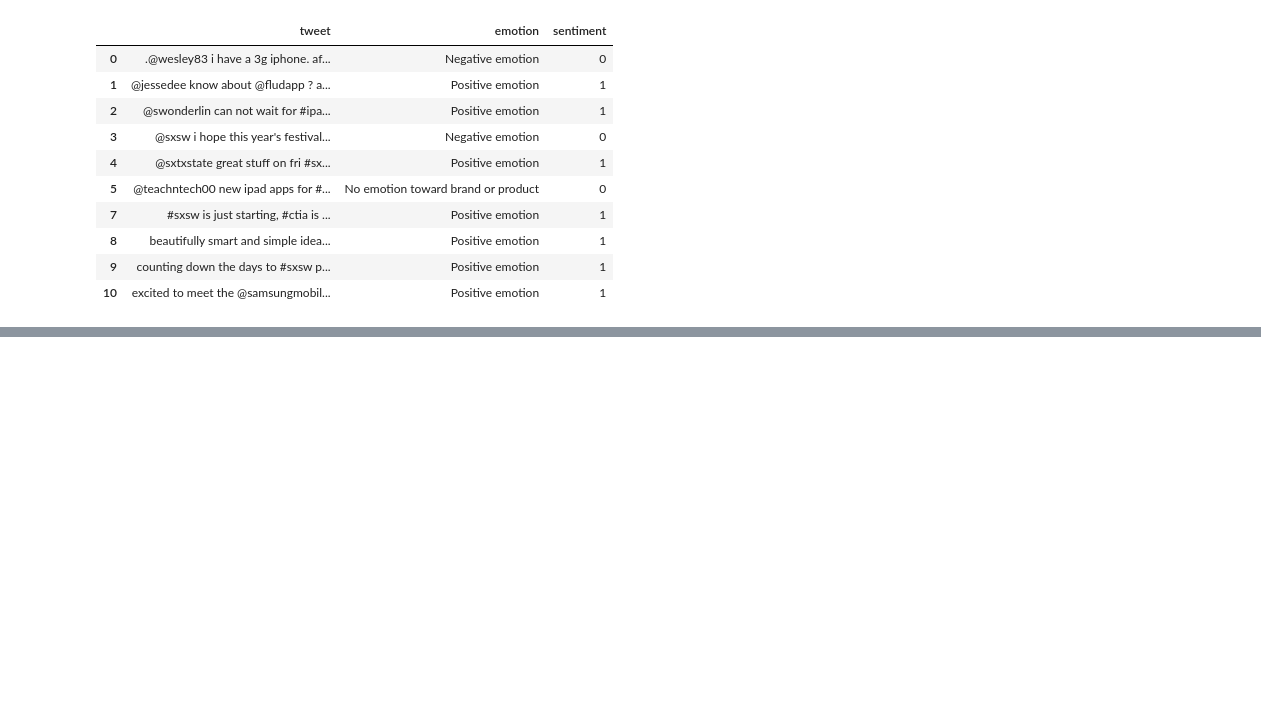
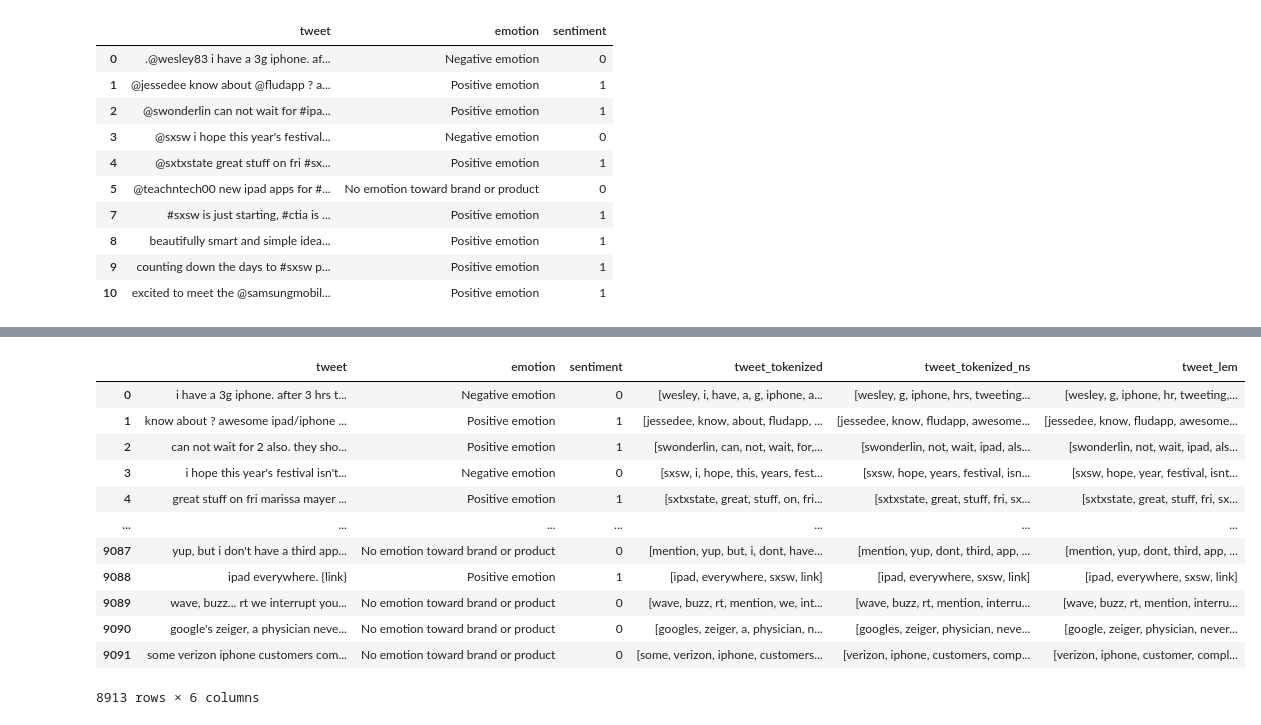
Before and after one commit to AndrewReusche/NLP_Sentiment_Analysis, a Jupyter notebook: NLP_Tweet_Analysis.ipynb, the cells around one changed output, grey strips where cells are left out. Saved outputs shown, nothing was run; the diff lists cells and outputs as text; code cells hidden in the pictures; blank space fills up the shorter version.

```diff
--- a/NLP_Tweet_Analysis.ipynb
+++ b/NLP_Tweet_Analysis.ipynb
@@ -121,3 +156,21 @@ rel_raw_df[:10]
+# %%
+#9092 is a nonsensical tweet
+#rel_raw_df= rel_raw_df.drop(9092)
+rel_raw_df
+# %% [output]
+|  | tweet | emotion | sentiment | tweet_tokenized | tweet_tokenized_ns | tweet_lem |
+| 0 | i have a 3g iphone. after 3 hrs t... | Negative emotion | 0 | [wesley, i, have, a, g, iphone, a... | [wesley, g, iphone, hrs, tweeting... | [wesley, g, iphone, hr, tweeting,... |
+| 1 | know about ? awesome ipad/iphone ... | Positive emotion | 1 | [jessedee, know, about, fludapp, ... | [jessedee, know, fludapp, awesome... | [jessedee, know, fludapp, awesome... |
+| 2 | can not wait for 2 also. they sho... | Positive emotion | 1 | [swonderlin, can, not, wait, for,... | [swonderlin, not, wait, ipad, als... | [swonderlin, not, wait, ipad, als... |
+| 3 | i hope this year's festival isn't... | Negative emotion | 0 | [sxsw, i, hope, this, years, fest... | [sxsw, hope, years, festival, isn... | [sxsw, hope, year, festival, isnt... |
+| 4 | great stuff on fri marissa mayer ... | Positive emotion | 1 | [sxtxstate, great, stuff, on, fri... | [sxtxstate, great, stuff, fri, sx... | [sxtxstate, great, stuff, fri, sx... |
+| ... | ... | ... | ... | ... | ... | ... |
+| 9087 | yup, but i don't have a third app... | No emotion toward brand or product | 0 | [mention, yup, but, i, dont, have... | [mention, yup, dont, third, app, ... | [mention, yup, dont, third, app, ... |
+| 9088 | ipad everywhere. {link} | Positive emotion | 1 | [ipad, everywhere, sxsw, link] | [ipad, everywhere, sxsw, link] | [ipad, everywhere, sxsw, link] |
+| 9089 | wave, buzz... rt we interrupt you... | No emotion toward brand or product | 0 | [wave, buzz, rt, mention, we, int... | [wave, buzz, rt, mention, interru... | [wave, buzz, rt, mention, interru... |
+| 9090 | google's zeiger, a physician neve... | No emotion toward brand or product | 0 | [googles, zeiger, a, physician, n... | [googles, zeiger, physician, neve... | [google, zeiger, physician, never... |
+| 9091 | some verizon iphone customers com... | No emotion toward brand or product | 0 | [some, verizon, iphone, customers... | [verizon, iphone, customers, comp... | [verizon, iphone, customer, compl... |
+8913 rows × 6 columns
 # %%
 def strip_token(tweet):
     tweet = re.sub(r'http[s]?://\S+|www\.\S+', '', tweet)
```
Also changed, not shown: parts of 29 cells of this notebook.
